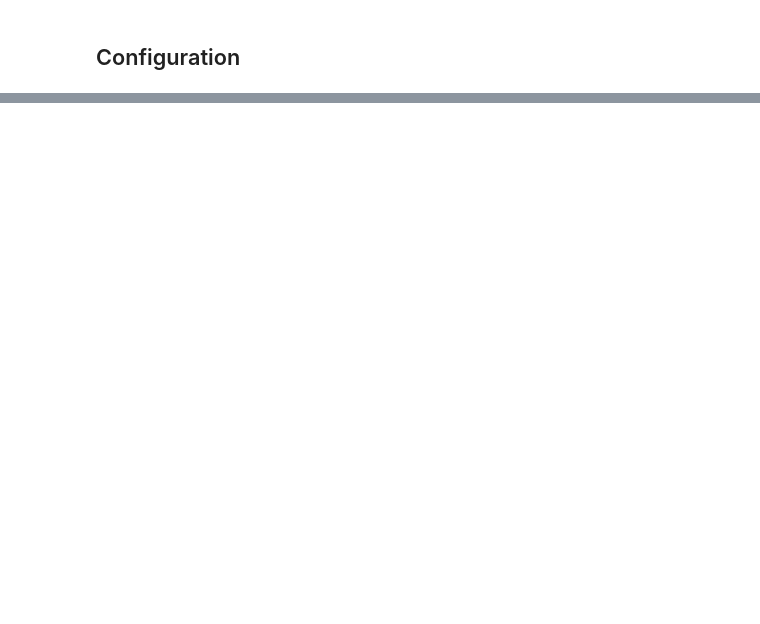
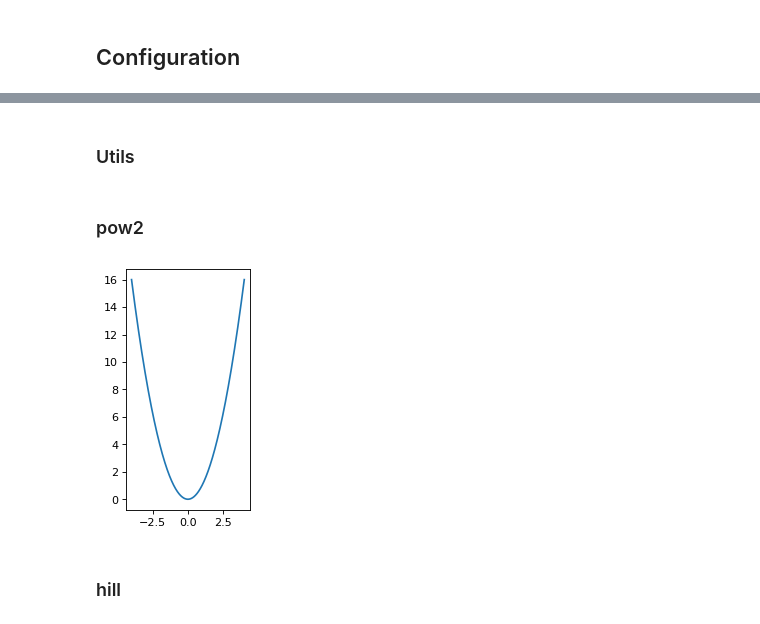
Before and after one commit to IvanMaslov/MethOptLab1, a Jupyter notebook: 01_gradient.ipynb, the cells around one changed output, grey strips where cells are left out. Drawn from its saved outputs; the diff is of its cells as text; code cells hidden in the pictures; blank space fills up the shorter version.

```diff
--- a/01_gradient.ipynb
+++ b/01_gradient.ipynb
@@ -77,0 +41,14 @@ plt.show()
+# %% [markdown]
+### Utils
+# %%
+def build_plot_2d(
+        func,
+        *args,
+        xs=np.linspace(-4, 4, 1000)
+):
+    ys = func(xs)
+    plt.plot(
+        xs,
+        ys,
+        *args
+    )
@@ -77,0 +67,16 @@ plt.show()
+# %% [markdown]
+### pow2
+# %%
+_pow2 = _x ** 2
+_pow2_grad = _pow2.diff(_x)
+
+pow2 = sy.lambdify([_x], _pow2)
+pow2_grad = sy.lambdify([_x], _pow2_grad)
+# %%
+plt.figure(figsize=(2, 4), dpi=80)
+build_plot_2d(pow2)
+plt.show()
+# %% [output]
+[figure, added]
+# %% [markdown]
+### hill
```
Also changed, not shown: parts of 41 cells of this notebook, 2 other files.
